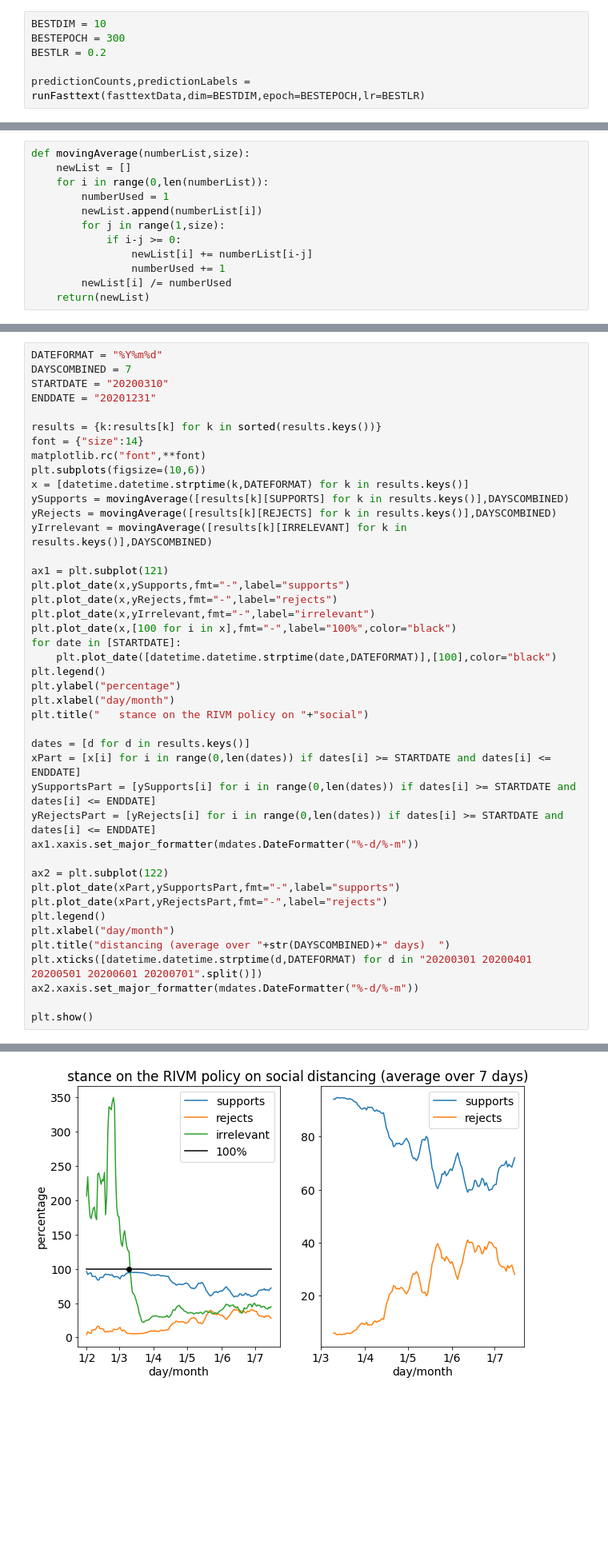
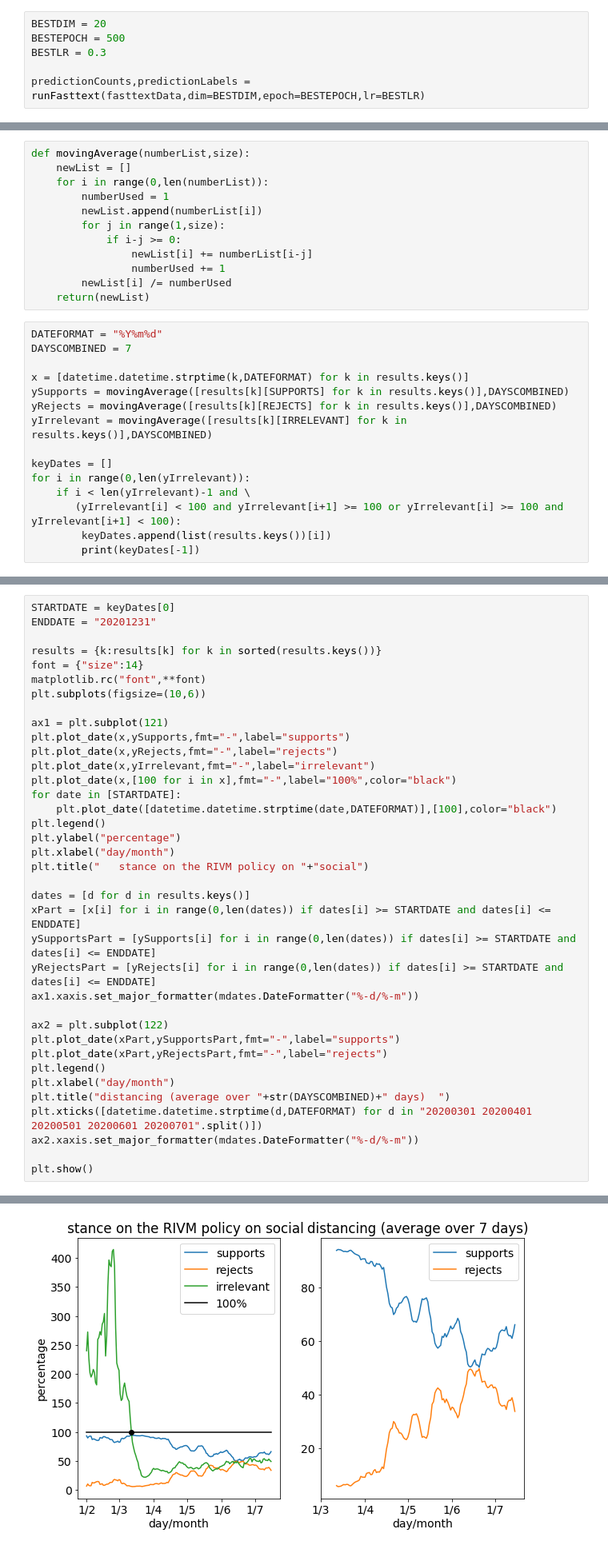
Before and after one commit to puregome/notebooks, a Jupyter notebook: fasttext.ipynb, the cells around one changed output, grey strips where cells are left out. Shown at 80% size. Drawn from its saved outputs; the diff is of its cells as text; blank space fills up the shorter version.

```diff
--- a/fasttext.ipynb
+++ b/fasttext.ipynb
@@ -229,9 +229,9 @@ scores[key] = evaluate(predictionCounts,predictionLabels,fasttextData)
 # %% [markdown]
 ## Run with best parameters
 # %%
-BESTDIM = 10
-BESTEPOCH = 300
-BESTLR = 0.2
+BESTDIM = 20
+BESTEPOCH = 500
+BESTLR = 0.3
 
 predictionCounts,predictionLabels = runFasttext(fasttextData,dim=BESTDIM,epoch=BESTEPOCH,lr=BESTLR)
 # %% [output]
@@ -451,3 +454,18 @@ def movingAverage(numberList,size):
                 numberUsed += 1
         newList[i] /= numberUsed
     return(newList)
+# %%
+DATEFORMAT = "%Y%m%d"
+DAYSCOMBINED = 7
+
+x = [datetime.datetime.strptime(k,DATEFORMAT) for k in results.keys()]
+ySupports = movingAverage([results[k][SUPPORTS] for k in results.keys()],DAYSCOMBINED)
+yRejects = movingAverage([results[k][REJECTS] for k in results.keys()],DAYSCOMBINED)
+yIrrelevant = movingAverage([results[k][IRRELEVANT] for k in results.keys()],DAYSCOMBINED)
+
+keyDates = []
+for i in range(0,len(yIrrelevant)):
+    if i < len(yIrrelevant)-1 and \
+       (yIrrelevant[i] < 100 and yIrrelevant[i+1] >= 100 or yIrrelevant[i] >= 100 and yIrrelevant[i+1] < 100):
+        keyDates.append(list(results.keys())[i])
+        print(keyDates[-1])
@@ -454,17 +474,11 @@ def movingAverage(numberList,size):
 # %%
-DATEFORMAT = "%Y%m%d"
-DAYSCOMBINED = 7
-STARTDATE = "20200310"
+STARTDATE = keyDates[0]
 ENDDATE = "20201231"
 
 results = {k:results[k] for k in sorted(results.keys())}
 font = {"size":14}
 matplotlib.rc("font",**font)
 plt.subplots(figsize=(10,6))
-x = [datetime.datetime.strptime(k,DATEFORMAT) for k in results.keys()]
-ySupports = movingAverage([results[k][SUPPORTS] for k in results.keys()],DAYSCOMBINED)
-yRejects = movingAverage([results[k][REJECTS] for k in results.keys()],DAYSCOMBINED)
-yIrrelevant = movingAverage([results[k][IRRELEVANT] for k in results.keys()],DAYSCOMBINED)
 
 ax1 = plt.subplot(121)
 plt.plot_date(x,ySupports,fmt="-",label="supports")
@@ -502 +512 @@ To register the converters:
-[figure, old version]
+[figure, new version]
```
Also changed, not shown: parts of 26 cells of this notebook.
